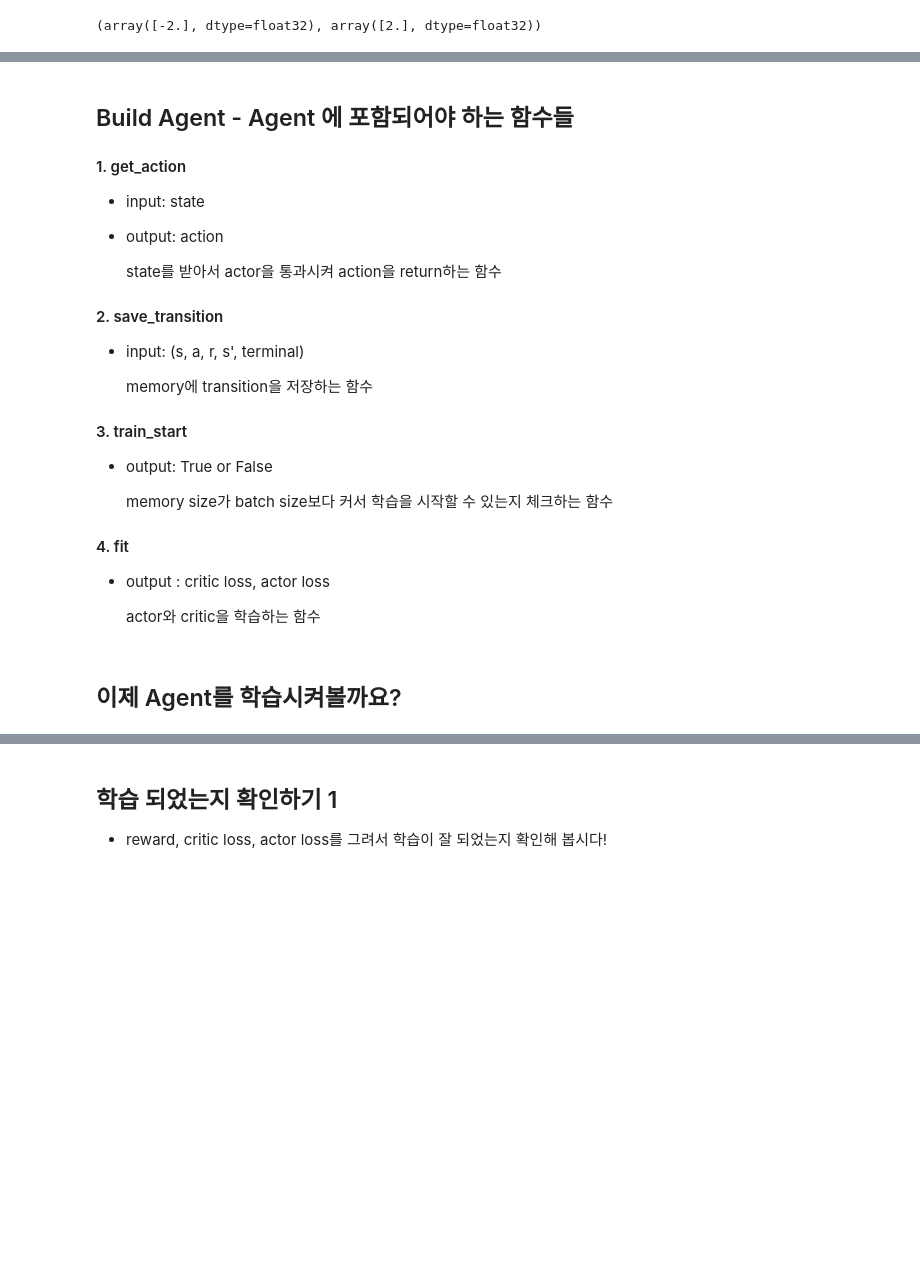
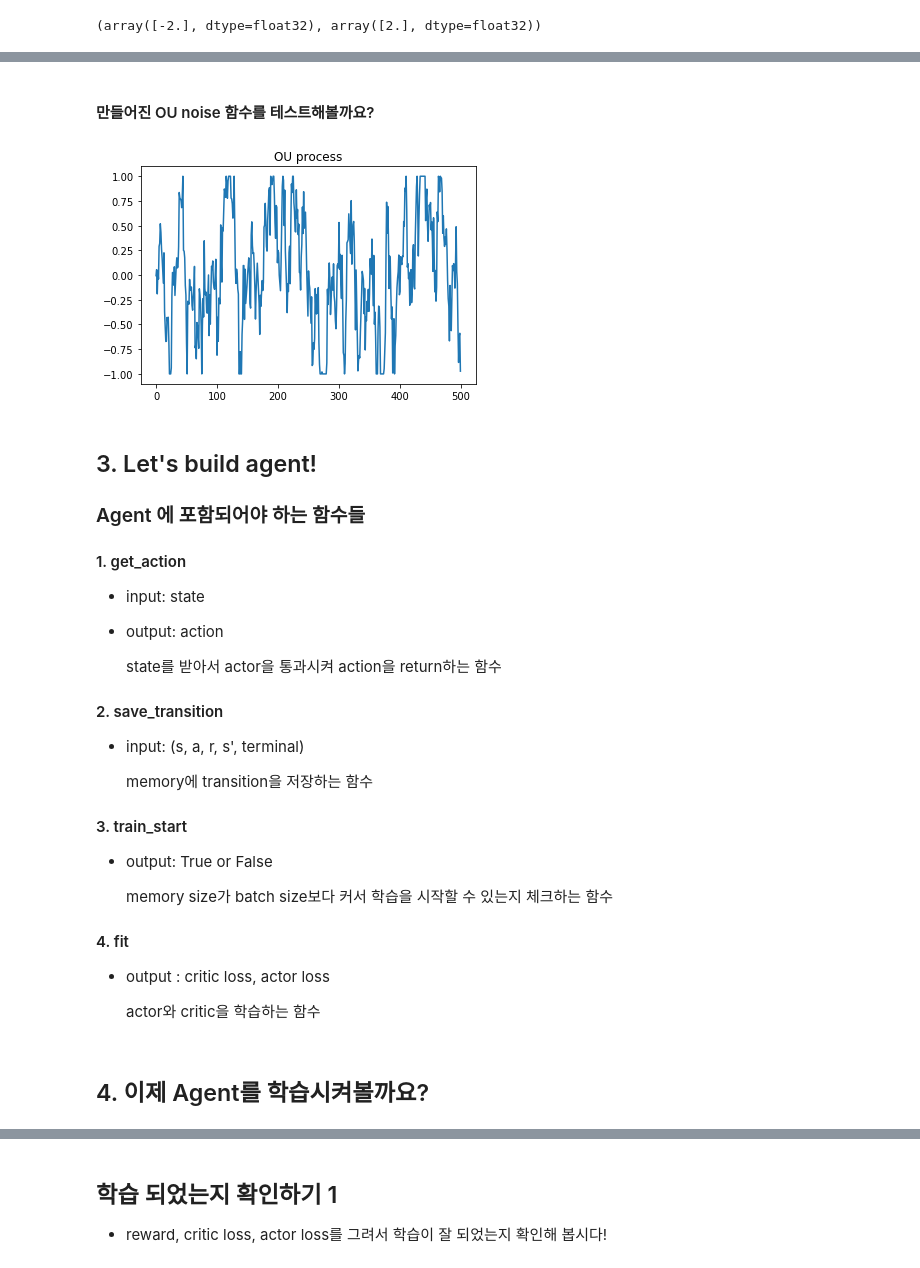
Before and after one commit to cu-rie/gym-poly-reactor-rl, a Jupyter notebook: DDPG_tutorial/DDPG_tutorial.ipynb, the cells around one changed output, grey strips where cells are left out. Saved outputs shown, nothing was run; the diff lists cells and outputs as text; code cells hidden in the pictures; blank space fills up the shorter version.

```diff
--- a/DDPG_tutorial/DDPG_tutorial.ipynb
+++ b/DDPG_tutorial/DDPG_tutorial.ipynb
@@ -196,8 +251,25 @@ class OUNoise:
 
         self.sigma = self.max_sigma - (self.max_sigma - self.min_sigma) * min(1.0, t / self.decay_period)
         return np.clip(action + ou_state, -1.0, 1.0)
+# %% [markdown]
+#### 만들어진 OU noise 함수를 테스트해볼까요?
+# %%
+sample_ou_noise = OUNoise(1)
+sample_ou_noise.reset()
+
+out = []
+for _ in range(500):
+    out.append(sample_ou_noise.get_action(0))
+
+plt.plot(out)
+plt.title('OU process')
+plt.show()
+# %% [output]
+[figure, added]
 # %% [markdown]
-## Build Agent - Agent 에 포함되어야 하는 함수들
+## 3. Let's build agent!
+
+### Agent 에 포함되어야 하는 함수들
 #### 1. get_action
 * input: state
 * output: action
@@ -289,7 +361,7 @@ class DDPGAgent(nn.Module):
 
         return value_loss.item(), policy_loss.item()
 # %% [markdown]
-## 이제 Agent를 학습시켜볼까요?
+## 4. 이제 Agent를 학습시켜볼까요?
 # %%
 # 환경과 Agent 민들기
 env_name = "Pendulum-v0"
```
Also changed, not shown: parts of 19 cells of this notebook, 1 other file.
